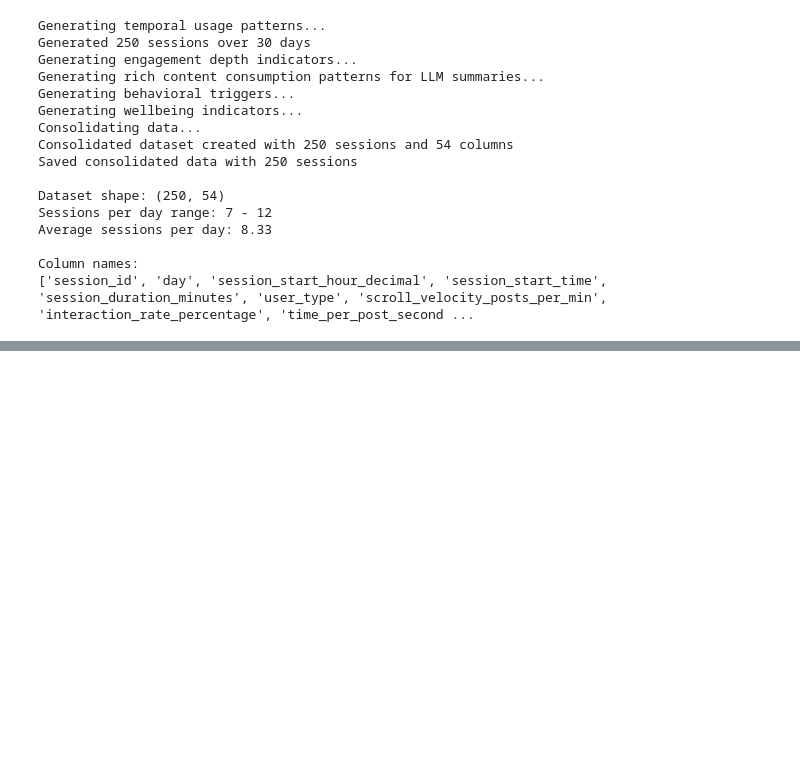
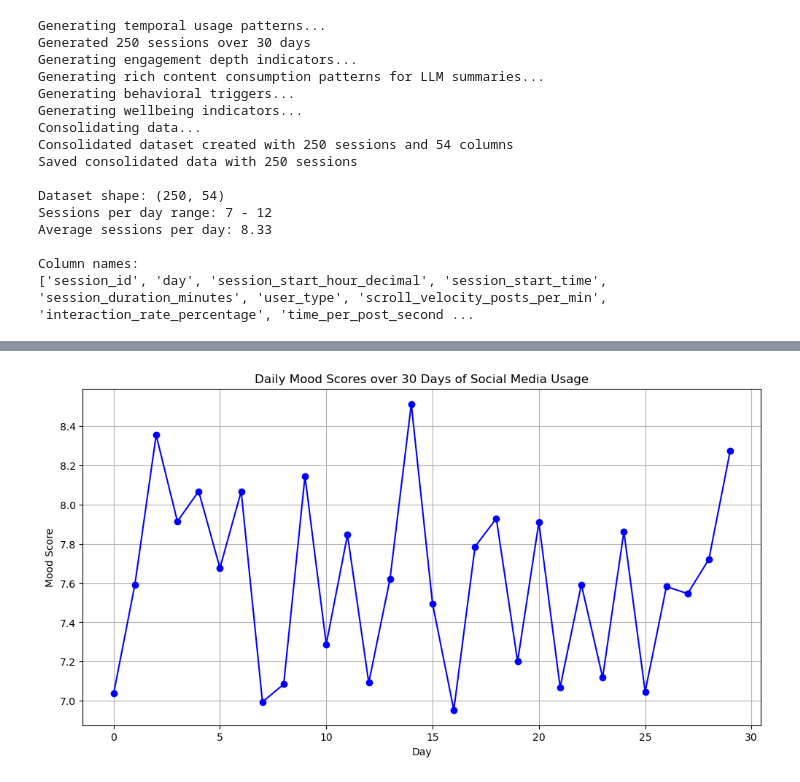
Before and after one commit to raffles-xingqi-zhu/social_media_usage_synthetic_data, a Jupyter notebook: generate_synthestic_data.ipynb, the cells around one changed output, grey strips where cells are left out. Saved outputs shown, nothing was run; the diff lists cells and outputs as text; code cells hidden in the pictures; blank space fills up the shorter version.

Commit message:
Mood score over time

```diff
--- a/generate_synthestic_data.ipynb
+++ b/generate_synthestic_data.ipynb
@@ -369,0 +475,12 @@ Column names:
+# %%
+# Visualization of Mood Scores over 30 days
+import matplotlib.pyplot as plt
+plt.figure(figsize=(12, 6))
+plt.plot(range(30), daily_mood_scores, marker='o', linestyle='-', color='b')
+plt.title('Daily Mood Scores over 30 Days of Social Media Usage')
+plt.xlabel('Day')
+plt.ylabel('Mood Score')
+plt.grid(True)
+plt.show()
+# %% [output]
+[figure, added]
```
Also changed, not shown: parts of 1 cell of this notebook, 1 other file.
